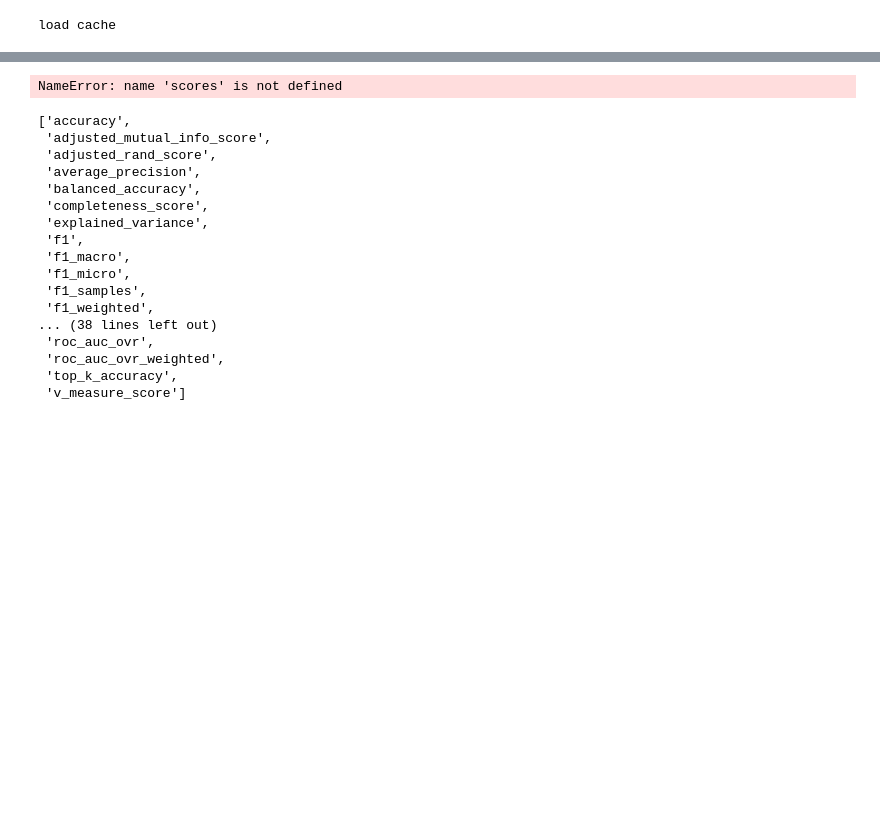
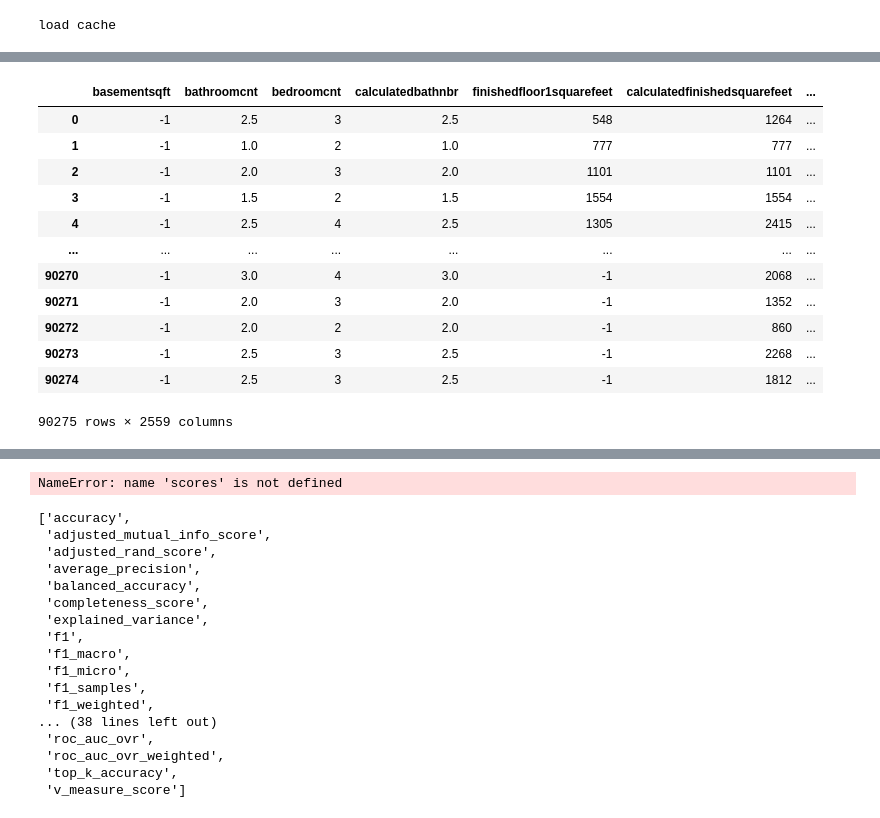
Before and after one commit to eufmike/zillow_kaggle, a Jupyter notebook: modeling.ipynb, the cells around one changed output, grey strips where cells are left out. Drawn from its saved outputs; the diff is of its cells as text; code cells hidden in the pictures; blank space fills up the shorter version.

```diff
--- a/modeling.ipynb
+++ b/modeling.ipynb
@@ -99 +120,17 @@ Index(['airconditioningtypeid', 'architecturalstyletypeid',
+# %%
+display(X)
+# %% [output]
+|  | basementsqft | bathroomcnt | bedroomcnt | calculatedbathnbr | finishedfloor1squarefeet | calculatedfinishedsquarefeet | ... |
+| 0 | -1 | 2.5 | 3 | 2.5 | 548 | 1264 | ... |
+| 1 | -1 | 1.0 | 2 | 1.0 | 777 | 777 | ... |
+| 2 | -1 | 2.0 | 3 | 2.0 | 1101 | 1101 | ... |
+| 3 | -1 | 1.5 | 2 | 1.5 | 1554 | 1554 | ... |
+| 4 | -1 | 2.5 | 4 | 2.5 | 1305 | 2415 | ... |
+| ... | ... | ... | ... | ... | ... | ... | ... |
+| 90270 | -1 | 3.0 | 4 | 3.0 | -1 | 2068 | ... |
+| 90271 | -1 | 2.0 | 3 | 2.0 | -1 | 1352 | ... |
+| 90272 | -1 | 2.0 | 2 | 2.0 | -1 | 860 | ... |
+| 90273 | -1 | 2.5 | 3 | 2.5 | -1 | 2268 | ... |
+| 90274 | -1 | 2.5 | 3 | 2.5 | -1 | 1812 | ... |
+90275 rows × 2559 columns
 # %%
```
Also changed, not shown: parts of 6 cells of this notebook, 1 other file.
